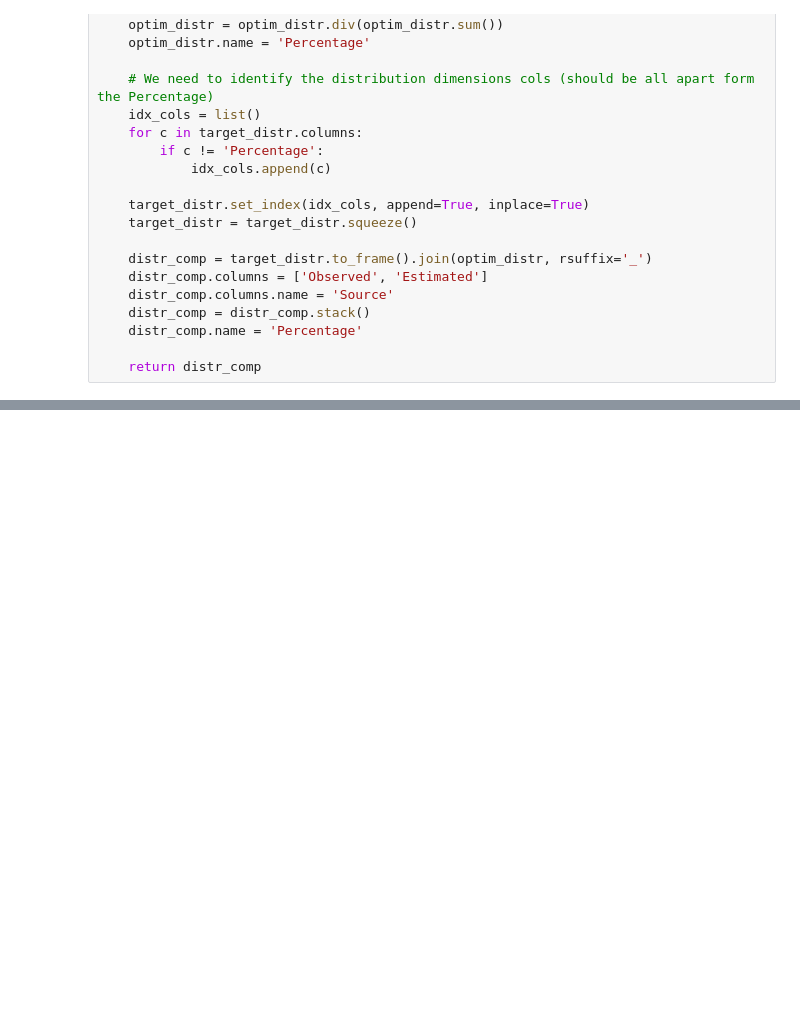
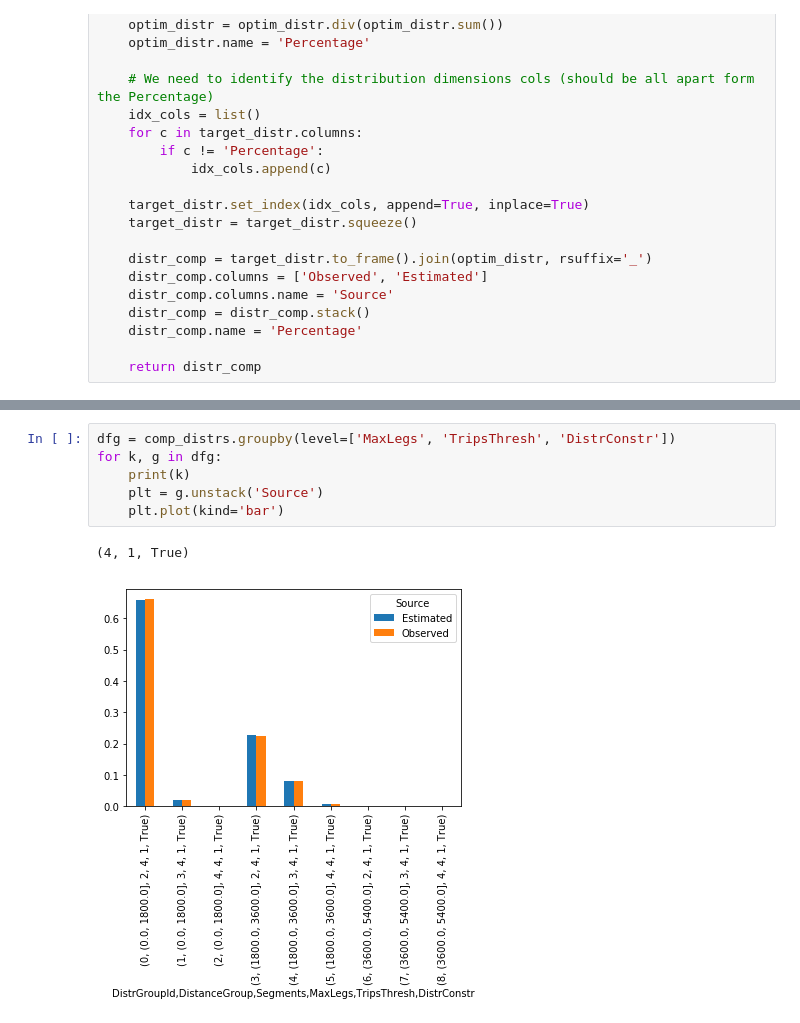
Before and after one commit to harisbal/od2trs, a Jupyter notebook: analysis/optimisation_results.ipynb, the cells around one changed output, grey strips where cells are left out. Cells and saved outputs as stored; diff of their text form; blank space fills up the shorter version.

```diff
--- a/analysis/optimisation_results.ipynb
+++ b/analysis/optimisation_results.ipynb
@@ -249 +249,10 @@ MaxLegs  TripsThresh  DistrConstr
 Name: TimesUsed, dtype: float64
+# %%
+dfg = comp_distrs.groupby(level=['MaxLegs', 'TripsThresh', 'DistrConstr'])
+for k, g in dfg:
+    print(k)
+    plt = g.unstack('Source')
+    plt.plot(kind='bar')
+# %% [output]
+(4, 1, True)
+[figure, added]
```
Also changed, not shown: parts of 9 cells of this notebook, 4 other files.
